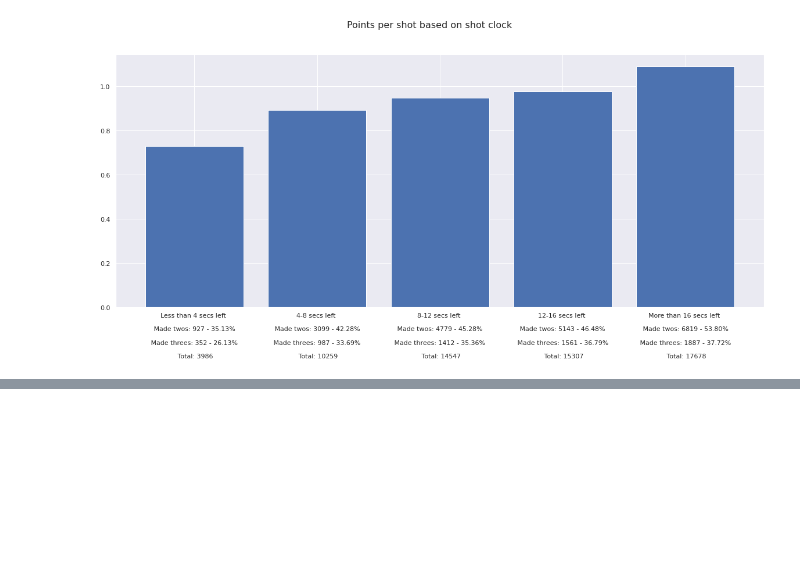
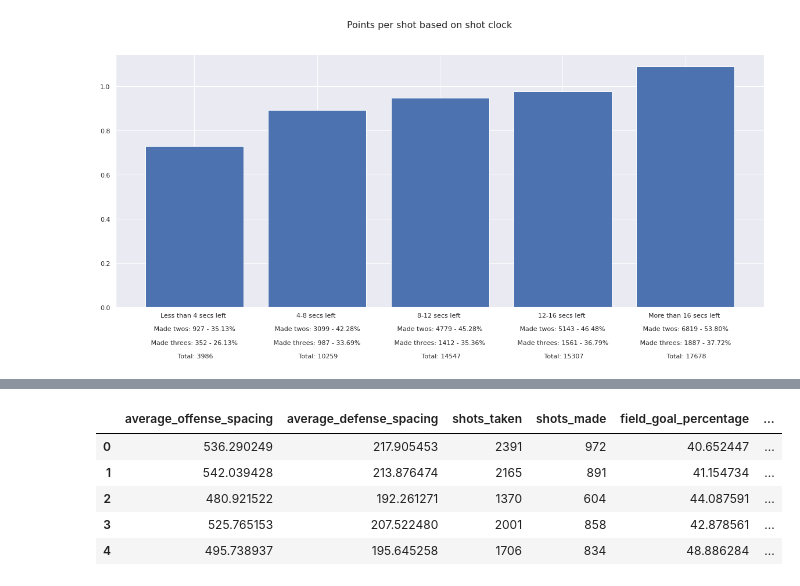
Before and after one commit to aviskarkc10/nba-expected-bucket, a Jupyter notebook: analysis/eda/Exploratory data analysis on shots data.ipynb, the cells around one changed output, grey strips where cells are left out. Saved outputs shown, nothing was run; the diff lists cells and outputs as text; code cells hidden in the pictures; blank space fills up the shorter version.

```diff
--- a/analysis/eda/Exploratory data analysis on shots data.ipynb
+++ b/analysis/eda/Exploratory data analysis on shots data.ipynb
@@ -440,0 +465,45 @@ plt.show()
+# %%
+team_ids = df['TEAM_ID'].unique()
+teams_array = []
+for team_id in team_ids:
+    team_df = df[df['TEAM_ID'] == team_id]
+    team = teams.find_team_name_by_id(team_id)
+
+    shots_made = len(team_df[team_df['SHOT_MADE_FLAG'] == 1])
+    shots_taken = len(team_df)
+    two_point_shots = len(team_df[team_df['SHOT_TYPE'] == '2PT Field Goal'])
+    three_point_shots = len(team_df[team_df['SHOT_TYPE'] == '3PT Field Goal'])
+    two_point_shots_made = len(team_df[(team_df['SHOT_TYPE'] == '2PT Field Goal') & (team_df['SHOT_MADE_FLAG'] == 1)])
+    three_point_shots_made = len(team_df[(team_df['SHOT_TYPE'] == '3PT Field Goal') & (team_df['SHOT_MADE_FLAG'] == 1)])
+
+    dictionary = {
+        "average_offense_spacing": team_df['OFFENSE_SPACING'].describe()['mean'],
+        "average_defense_spacing": team_df['DEFENSE_SPACING'].describe()['mean'],
+        "shots_taken": shots_taken,
+        "shots_made": shots_made,
+        "field_goal_percentage": shots_made * 100 / shots_taken,
+        "two_point_shots": two_point_shots,
+        "three_point_shots": three_point_shots,
+        "two_point_shots_made": two_point_shots_made,
+        "three_point_shots_made": three_point_shots_made,
+        "two_point_percentage": two_point_shots_made * 100 / two_point_shots,
+        "three_point_percentage": three_point_shots_made * 100 / three_point_shots,
+        "team": team['full_name'],
+        "team_abbreviation": team['abbreviation'],
+        "points_per_shot": ((two_point_shots_made * 2) + (three_point_shots_made * 3))/ shots_taken,
+        "two_points_per_shot": (two_point_shots_made * 2) / two_point_shots,
+        "three_points_per_shot": (three_point_shots_made * 2) / three_point_shots
+    }
+
+    teams_array.append(dictionary)
+
+teams_shooting_df = pd.DataFrame(teams_array)
+
+teams_shooting_df.head()
+# %% [output]
+|  | average_offense_spacing | average_defense_spacing | shots_taken | shots_made | field_goal_percentage | ... |
+| 0 | 536.290249 | 217.905453 | 2391 | 972 | 40.652447 | ... |
+| 1 | 542.039428 | 213.876474 | 2165 | 891 | 41.154734 | ... |
+| 2 | 480.921522 | 192.261271 | 1370 | 604 | 44.087591 | ... |
+| 3 | 525.765153 | 207.522480 | 2001 | 858 | 42.878561 | ... |
+| 4 | 495.738937 | 195.645258 | 1706 | 834 | 48.886284 | ... |
```
Also changed, not shown: parts of 8 cells of this notebook, 30 other files.
